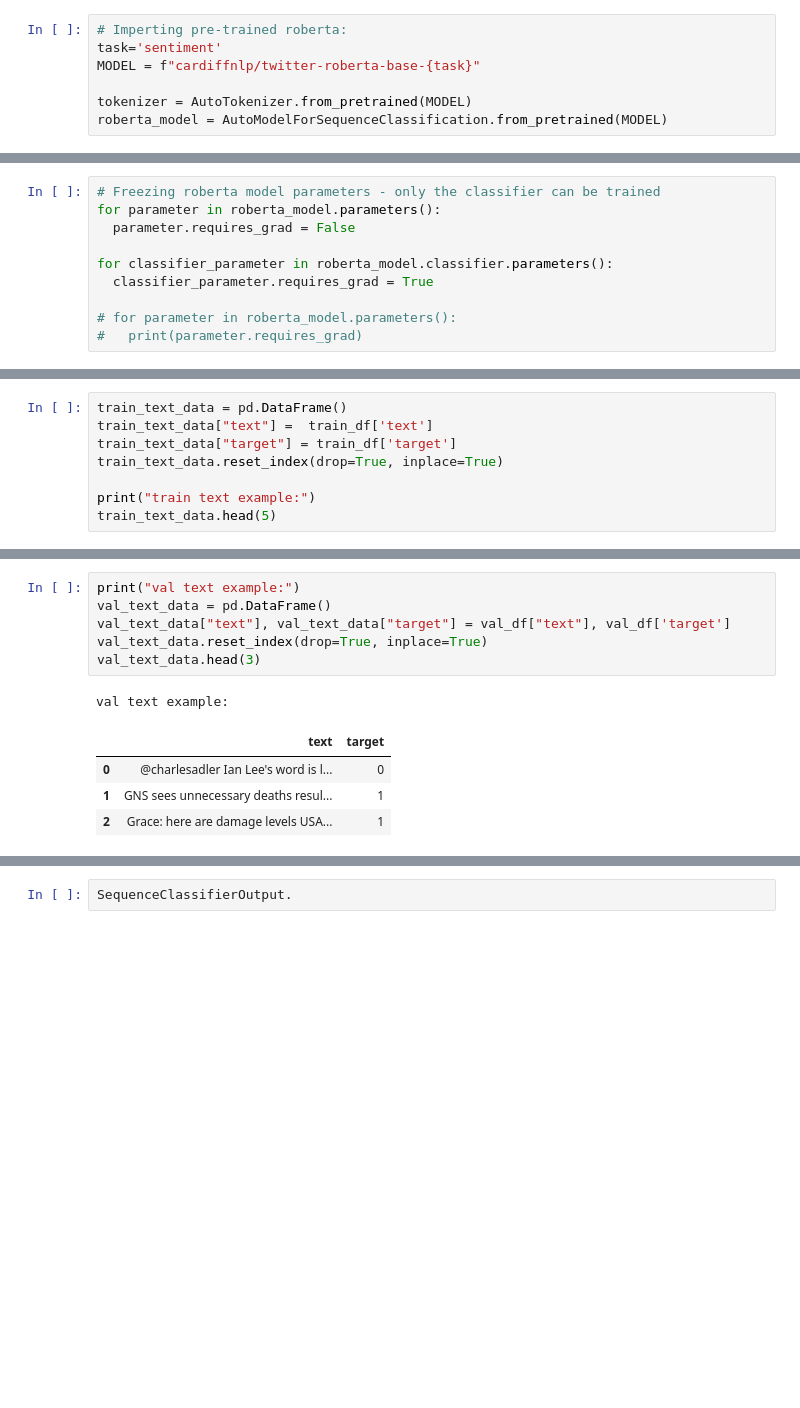
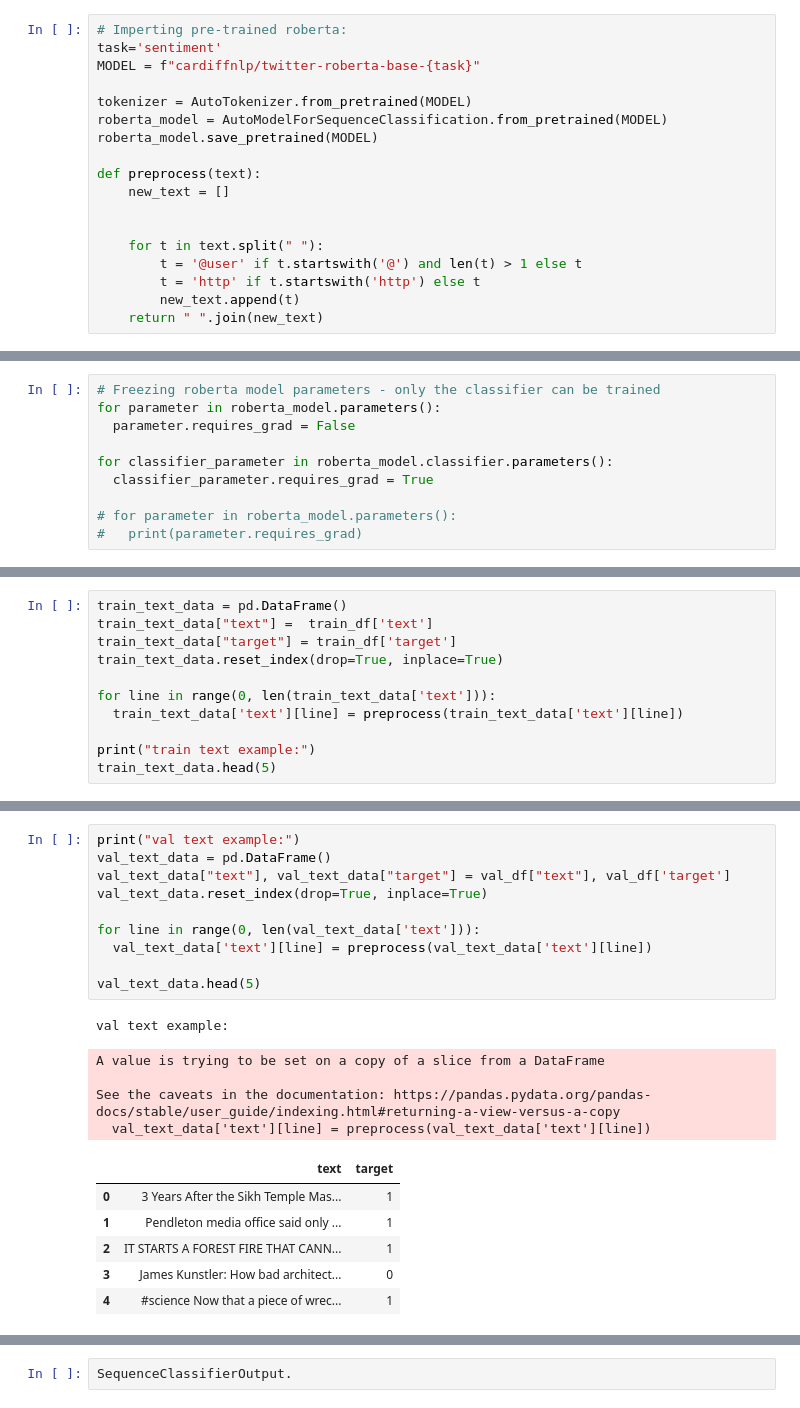
Before and after one commit to ArielFix/DLINtroProject, a Jupyter notebook: NLP_Project.ipynb, the cells around one changed output, grey strips where cells are left out. Cells and saved outputs as stored; diff of their text form; blank space fills up the shorter version.

```diff
--- a/NLP_Project.ipynb
+++ b/NLP_Project.ipynb
@@ -196,6 +184,17 @@ MODEL = f"cardiffnlp/twitter-roberta-base-{task}"
 
 tokenizer = AutoTokenizer.from_pretrained(MODEL)
 roberta_model = AutoModelForSequenceClassification.from_pretrained(MODEL)
+roberta_model.save_pretrained(MODEL)
+
+def preprocess(text):
+    new_text = []
+
+
+    for t in text.split(" "):
+        t = '@user' if t.startswith('@') and len(t) > 1 else t
+        t = 'http' if t.startswith('http') else t
+        new_text.append(t)
+    return " ".join(new_text)
 # %%
 # Printing roberta model architecture
 roberta_model.modules
@@ -272,6 +256,9 @@ train_text_data["text"] =  train_df['text']
 train_text_data["target"] = train_df['target']
 train_text_data.reset_index(drop=True, inplace=True)
 
+for line in range(0, len(train_text_data['text'])):
+  train_text_data['text'][line] = preprocess(train_text_data['text'][line])
+
 print("train text example:")
 train_text_data.head(5)
 # %% [output]
@@ -285,15 +276,25 @@ train text example:
 # %%
 print("val text example:")
 val_text_data = pd.DataFrame()
 val_text_data["text"], val_text_data["target"] = val_df["text"], val_df['target']
 val_text_data.reset_index(drop=True, inplace=True)
-val_text_data.head(3)
+
+for line in range(0, len(val_text_data['text'])):
+  val_text_data['text'][line] = preprocess(val_text_data['text'][line])
+
+val_text_data.head(5)
 # %% [output]
 val text example:
+A value is trying to be set on a copy of a slice from a DataFrame
+
+See the caveats in the documentation: https://pandas.pydata.org/pandas-docs/stable/user_guide/indexing.html#returning-a-view-versus-a-copy
+  val_text_data['text'][line] = preprocess(val_text_data['text'][line])
 |  | text | target |
-| 0 | @charlesadler Ian Lee's word is l... | 0 |
-| 1 | GNS sees unnecessary deaths resul... | 1 |
-| 2 | Grace: here are damage levels USA... | 1 |
+| 0 | 3 Years After the Sikh Temple Mas... | 1 |
+| 1 | Pendleton media office said only ... | 1 |
+| 2 | IT STARTS A FOREST FIRE THAT CANN... | 1 |
+| 3 | James Kunstler: How bad architect... | 0 |
+| 4 | #science Now that a piece of wrec... | 1 |
 # %%
 import matplotlib.pyplot as plt
 
```
Also changed, not shown: parts of 11 cells of this notebook.
